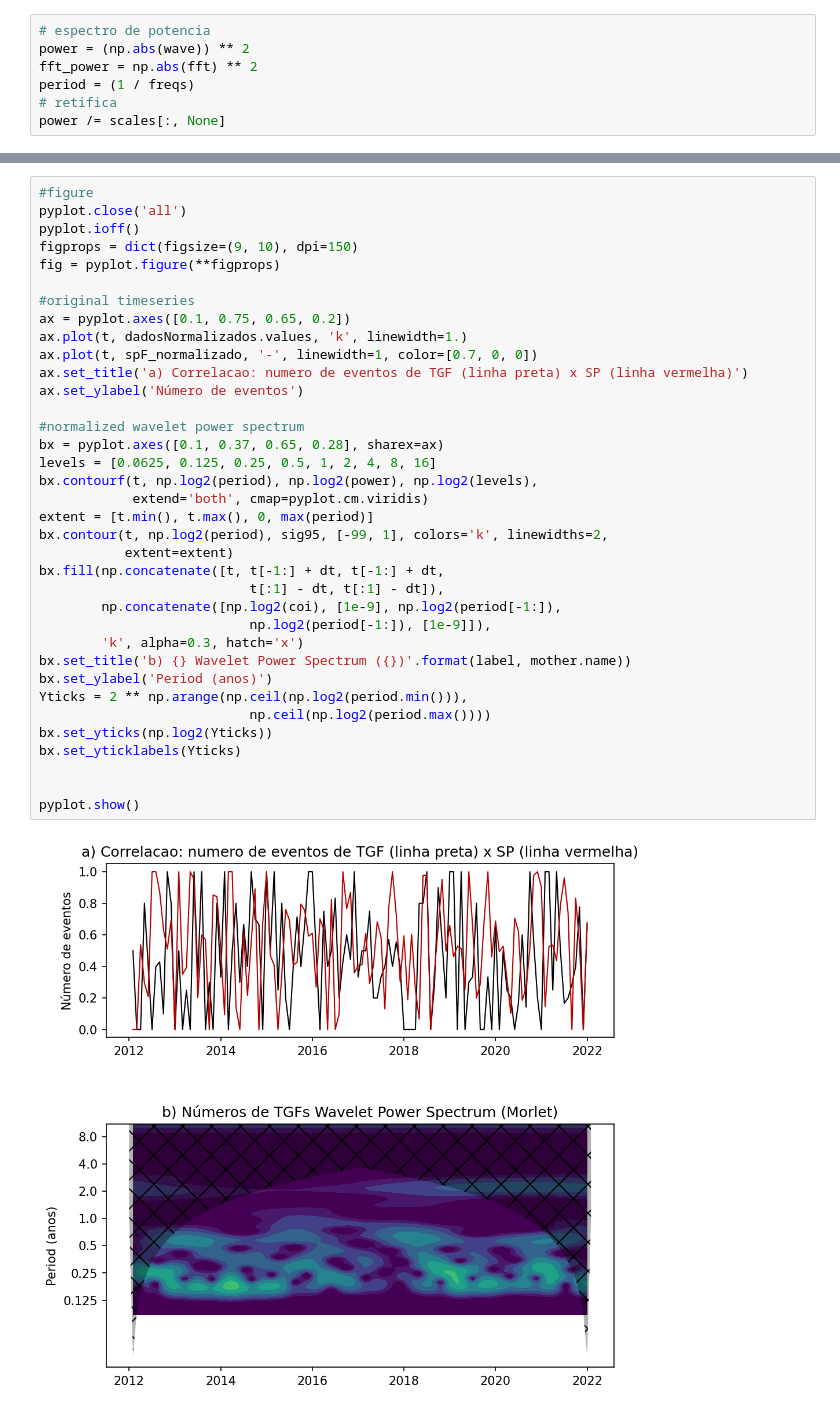
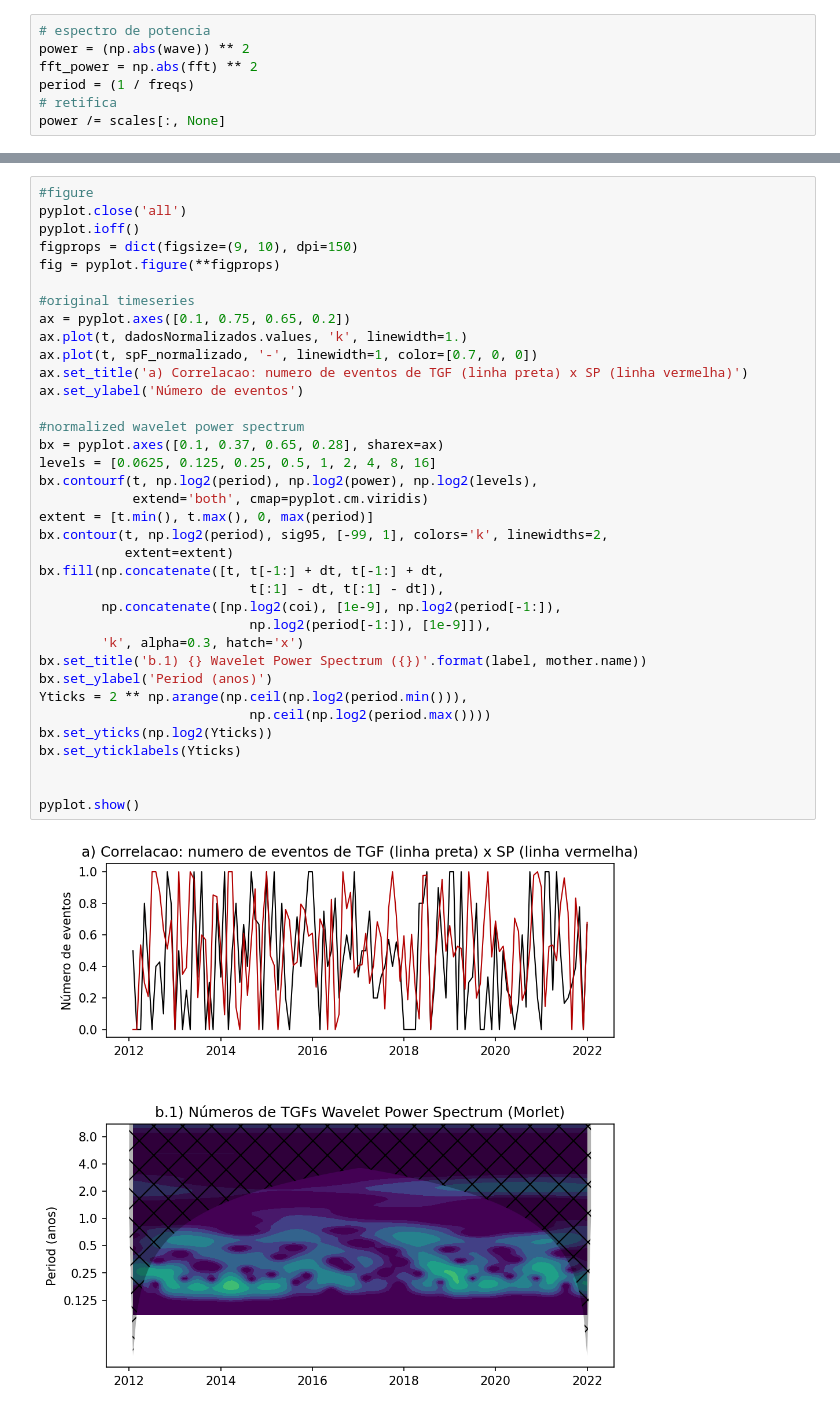
Before and after one commit to morganzera/TGF, a Jupyter notebook: Pibic_pt2/Contagem.ipynb, the cells around one changed output, grey strips where cells are left out. Cells and saved outputs as stored; diff of their text form.

```diff
--- a/Pibic_pt2/Contagem.ipynb
+++ b/Pibic_pt2/Contagem.ipynb
@@ -686,32 +702,32 @@ fig = pyplot.figure(**figprops)
 
 #original timeseries
 ax = pyplot.axes([0.1, 0.75, 0.65, 0.2])
 ax.plot(t, dadosNormalizados.values, 'k', linewidth=1.)
 ax.plot(t, spF_normalizado, '-', linewidth=1, color=[0.7, 0, 0])
 ax.set_title('a) Correlacao: numero de eventos de TGF (linha preta) x SP (linha vermelha)')
 ax.set_ylabel('Número de eventos')
 
 #normalized wavelet power spectrum
 bx = pyplot.axes([0.1, 0.37, 0.65, 0.28], sharex=ax)
 levels = [0.0625, 0.125, 0.25, 0.5, 1, 2, 4, 8, 16]
 bx.contourf(t, np.log2(period), np.log2(power), np.log2(levels),
             extend='both', cmap=pyplot.cm.viridis)
 extent = [t.min(), t.max(), 0, max(period)]
 bx.contour(t, np.log2(period), sig95, [-99, 1], colors='k', linewidths=2,
            extent=extent)
 bx.fill(np.concatenate([t, t[-1:] + dt, t[-1:] + dt,
                            t[:1] - dt, t[:1] - dt]),
         np.concatenate([np.log2(coi), [1e-9], np.log2(period[-1:]),
                            np.log2(period[-1:]), [1e-9]]),
         'k', alpha=0.3, hatch='x')
-bx.set_title('b) {} Wavelet Power Spectrum ({})'.format(label, mother.name))
+bx.set_title('b.1) {} Wavelet Power Spectrum ({})'.format(label, mother.name))
 bx.set_ylabel('Period (anos)')
 Yticks = 2 ** np.arange(np.ceil(np.log2(period.min())),
                            np.ceil(np.log2(period.max())))
 bx.set_yticks(np.log2(Yticks))
 bx.set_yticklabels(Yticks)
 
 
 pyplot.show()
 # %% [output]
-[figure, old version]
+[figure, new version]
```
Also changed, not shown: parts of 3 cells of this notebook, 3 other files.
